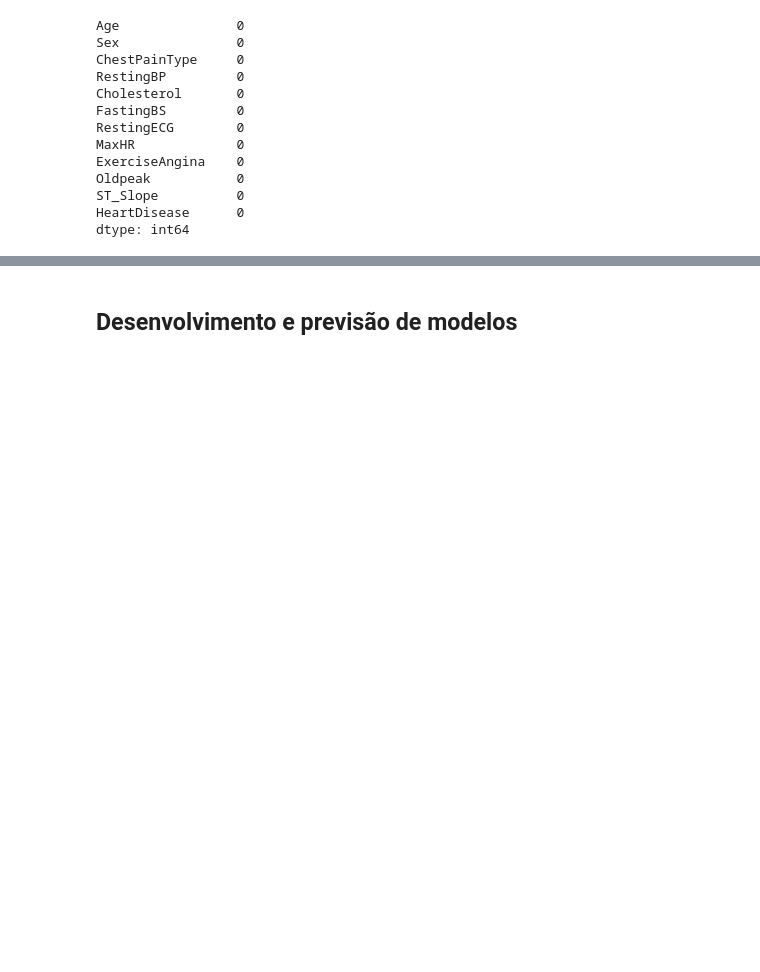
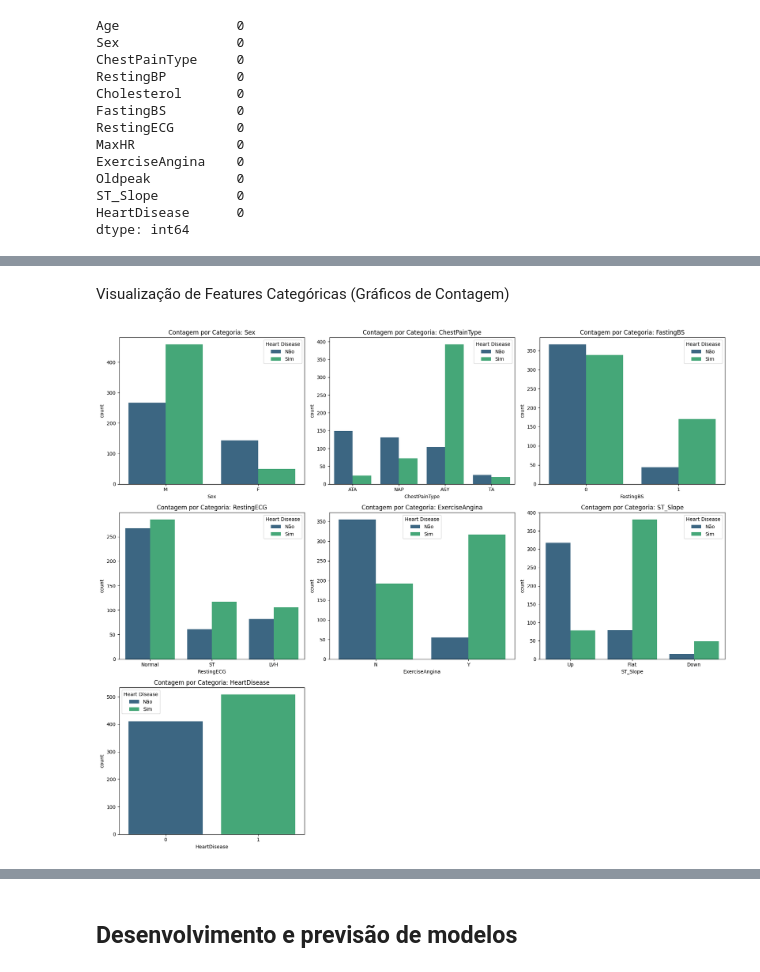
Before and after one commit to renigoms/marchine_learning_project, a Jupyter notebook: regressao_logistica_new.ipynb, the cells around one changed output, grey strips where cells are left out. Cells and saved outputs as stored; diff of their text form; code cells hidden in the pictures; blank space fills up the shorter version.

```diff
--- a/regressao_logistica_new.ipynb
+++ b/regressao_logistica_new.ipynb
@@ -77,0 +119,26 @@ X_test_scaled = pd.DataFrame(
+# %% [markdown]
+Visualização de Features Categóricas (Gráficos de Contagem)
+# %%
+# Seleciona as colunas que parecem ser categóricas (incluindo a variável alvo para análise)
+categorical_features = [
+    "Sex",
+    "ChestPainType",
+    "FastingBS",
+    "RestingECG",
+    "ExerciseAngina",
+    "ST_Slope",
+    "HeartDisease",
+]
+
+# Cria um gráfico de contagem para cada feature categórica
+plt.figure(figsize=(18, 15))
+for i, feature in enumerate(categorical_features):
+    plt.subplot(3, 3, i + 1)  # Cria uma grade de plots
+    sns.countplot(x=feature, data=df, hue="HeartDisease", palette="viridis")
+    plt.title(f"Contagem por Categoria: {feature}")
+    plt.legend(title="Heart Disease", labels=["Não", "Sim"])
+
+plt.tight_layout()
+plt.show()
+# %% [output]
+[figure, added]
```
Also changed, not shown: parts of 27 cells of this notebook.
